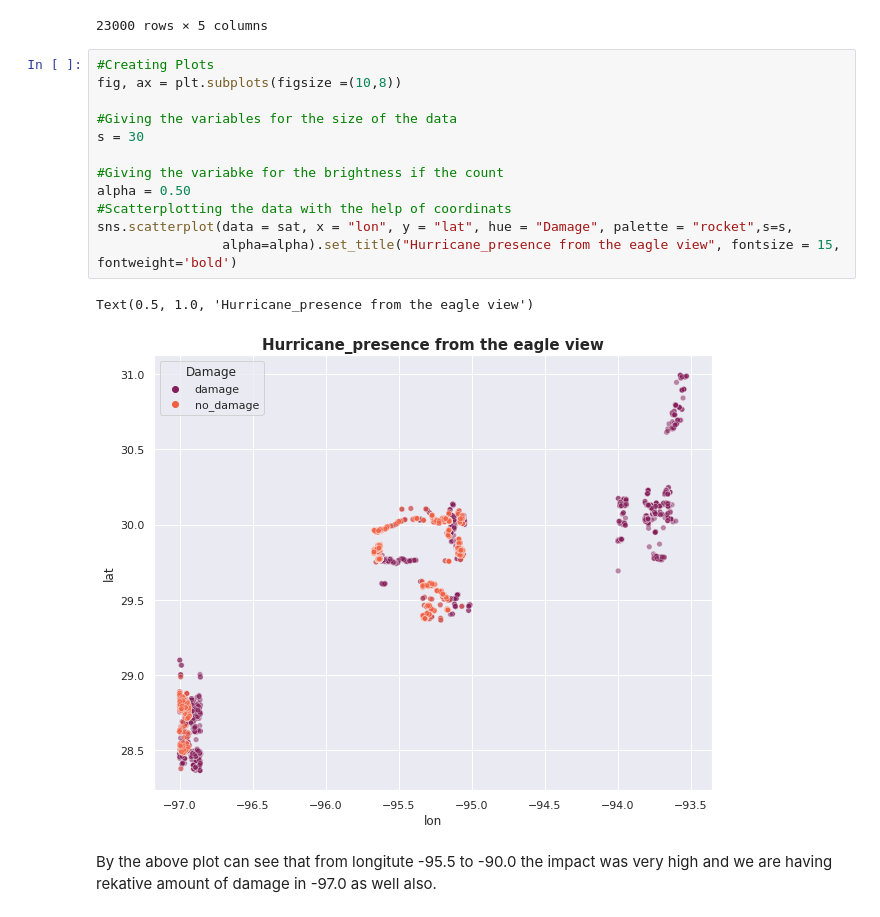
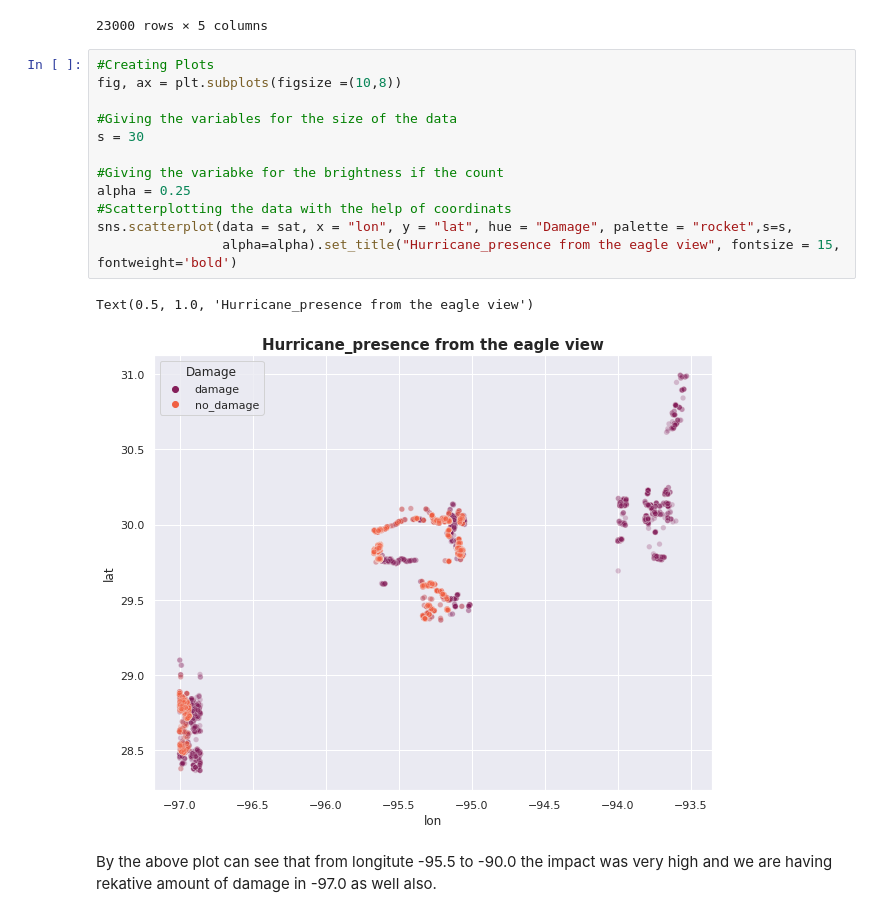
Before and after one commit to harimadhavan2000/AI2_P2, a Jupyter notebook: Univ_ai_Project_.ipynb, the cells around one changed output. Saved outputs shown, nothing was run; the diff lists cells and outputs as text.

```diff
--- a/Univ_ai_Project_.ipynb
+++ b/Univ_ai_Project_.ipynb
@@ -174,18 +174,18 @@ sat
 # %%
 #Creating Plots
 fig, ax = plt.subplots(figsize =(10,8))
 
 #Giving the variables for the size of the data
 s = 30
 
 #Giving the variabke for the brightness if the count
-alpha = 0.50
+alpha = 0.25
 #Scatterplotting the data with the help of coordinats
 sns.scatterplot(data = sat, x = "lon", y = "lat", hue = "Damage", palette = "rocket",s=s,
                 alpha=alpha).set_title("Hurricane_presence from the eagle view", fontsize = 15, fontweight='bold')
 # %% [output]
 Text(0.5, 1.0, 'Hurricane_presence from the eagle view')
-[figure, old version]
+[figure, new version]
 # %% [markdown]
 By the above plot can see that from longitute -95.5 to -90.0 the impact was very high and we are having rekative amount of damage in -97.0 as well also.
 # %%
```
Also changed, not shown: parts of 3 cells of this notebook.
